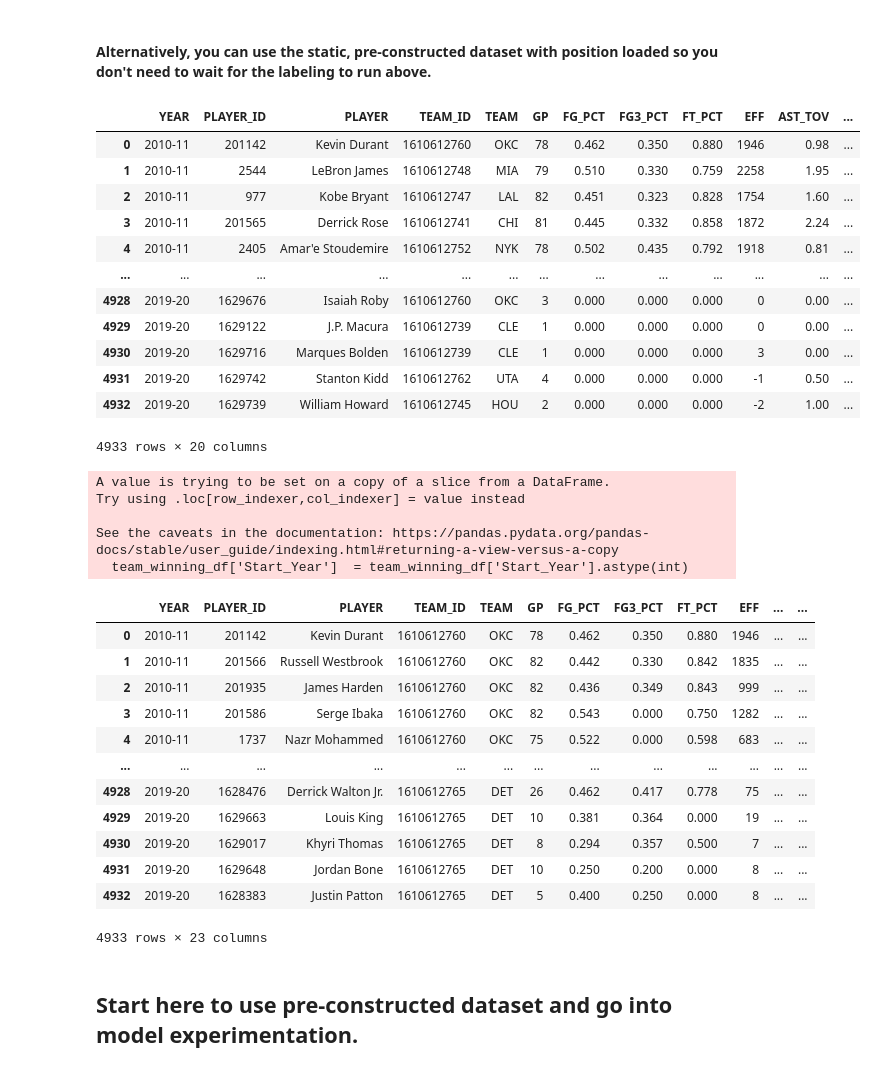
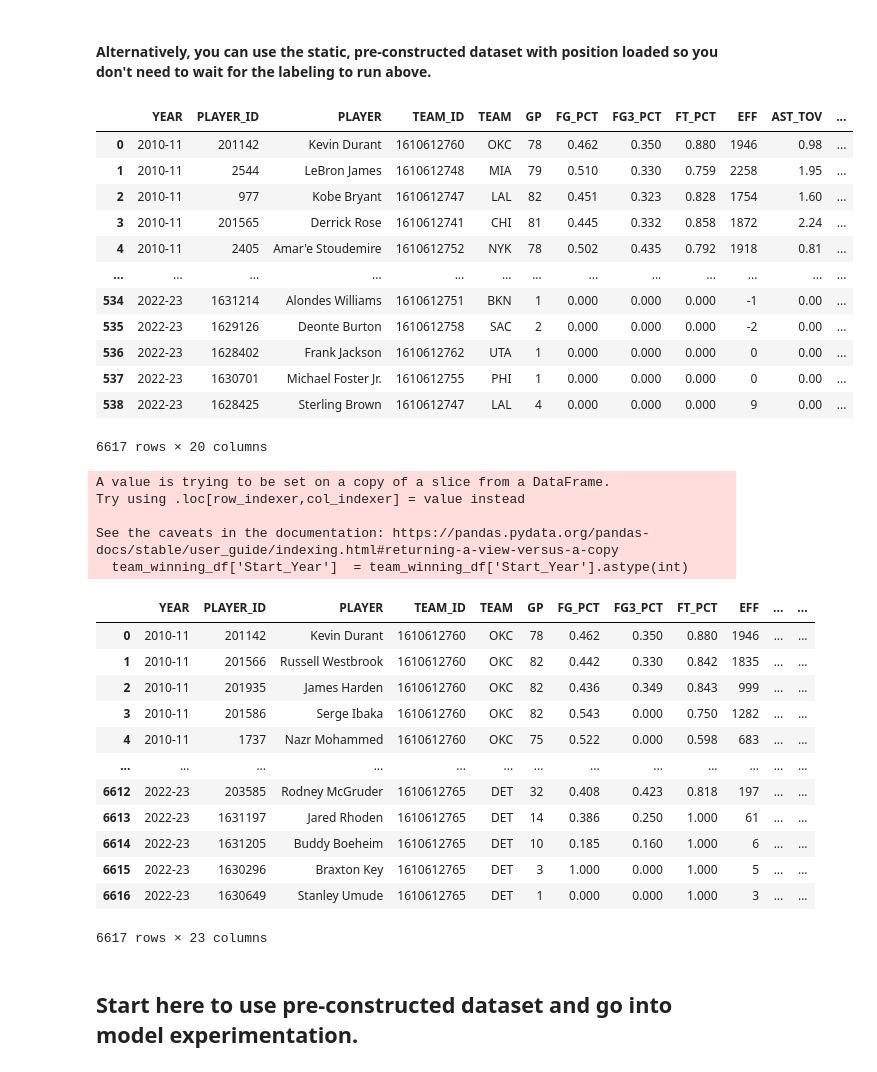
Before and after one commit to omerkhan3/nba_allstar_predictor, a Jupyter notebook: nba_allstar_predictions.ipynb, the cells around one changed output. Saved outputs shown, nothing was run; the diff lists cells and outputs as text; code cells hidden in the pictures.

```diff
--- a/nba_allstar_predictions.ipynb
+++ b/nba_allstar_predictions.ipynb
@@ -34,7 +34,11 @@ seasons = [
     '2016-17',
     '2017-18',
     '2018-19',
-    '2019-20'
+    '2019-20',
+    '2020-21',
+    '2021-22',
+    '2022-23',
+    #"2023-24"
 ]
 # %% [markdown]
 #### Leveraging the NBA API, we can build a dataset of player and team information over our season period and calculate per game averages for each season and player across the period. The NBA_API can be viewed in further detail [here](https://github.com/swar/nba_api)
@@ -110,18 +132,0 @@ for player_id in unique_player_ids:
-# %%
-def get_position(player_id):
-  try:
-    position = get_player_position(player_id)
-    return player_id, position
-  except Exception as e:
-    print(f"Error with Player ID {player_id}: {e}")
-    return player_id, None
-
-player_pos = {}
-with concurrent.futures.ThreadPoolExecutor() as executor:
-  futures = {executor.submit(get_position, player_id): player_id for player_id in unique_player_ids}
-  for future in concurrent.futures.as_completed(futures):
-    player_id, position = future.result()
-    if position is not None:
-        player_pos[player_id] = position
-        print(f"Identified Player ID {player_id}, Position: {position}")
-    time.sleep(1)
@@ -138,18 +161,27 @@ all_nba_selections = {
     "2016-17": ["Kawhi Leonard", "Kevin Durant", "Jimmy Butler", "LeBron James", "Giannis Antetokounmpo", "Draymond Green", "Anthony Davis", "Rudy Gobert", "DeAndre Jordan", "James Harden", "Stephen Curry", "John Wall", "Russell Westbrook", "Isaiah Thomas", "DeMar DeRozan"],
     "2017-18": ["Kevin Durant", "LaMarcus Aldridge", "Jimmy Butler", "LeBron James", "Giannis Antetokounmpo", "Paul George", "Anthony Davis", "Joel Embiid", "Karl-Anthony Towns", "James Harden", "DeMar DeRozan", "Victor Oladipo", "Damian Lillard", "Russell Westbrook", "Stephen Curry"],
     "2018-19": ["Giannis Antetokounmpo", "Kevin Durant", "Blake Griffin", "Paul George", "Kawhi Leonard", "LeBron James", "Nikola Jokić", "Joel Embiid", "Rudy Gobert", "James Harden", "Damian Lillard", "Russell Westbrook", "Stephen Curry", "Kyrie Irving", "Kemba Walker"],
-    "2019-20": ["LeBron James", "Kawhi Leonard", "Jimmy Butler", "Giannis Antetokounmpo", "Pascal Siakam", "Jayson Tatum", "Anthony Davis", "Nikola Jokić", "Rudy Gobert", "James Harden", "Damian Lillard", "Ben Simmons", "Luka Dončić", "Chris Paul", "Russell Westbrook"]
+    "2019-20": ["LeBron James", "Kawhi Leonard", "Jimmy Butler", "Giannis Antetokounmpo", "Pascal Siakam", "Jayson Tatum", "Anthony Davis", "Nikola Jokić", "Rudy Gobert", "James Harden", "Damian Lillard", "Ben Simmons", "Luka Dončić", "Chris Paul", "Russell Westbrook"],
+    "2020-21": ['Giannis Antetokounmpo', 'Kawhi Leonard', 'Nikola Jokic', 'Stephen Curry', 'Luka Doncic', 'Julius Randle', 'LeBron James', 'Joel Embiid', 'Chris Paul', 'Damian Lillard', 'Jimmy Butler', 'Paul George', 'Rudy Gobert', 'Bradley Beal', 'Kyrie Irving'],
+    "2021-22": ['Giannis Antetokounmpo', 'Jayson Tatum', 'Nikola Jokic', 'Devin Booker', 'Luka Doncic', 'DeMar DeRozan', 'Kevin Durant', 'Joel Embiid', 'Ja Morant', 'Stephen Curry', 'Pascal Siakam', 'LeBron James', 'Karl-Anthony Towns', 'Chris Paul', 'Trae Young'],
+    "2022-23": ['Giannis Antetokounmpo', 'Jayson Tatum', 'Joel Embiid', 'Shai Gilgeous-Alexander', 'Luka Doncic', 'Jimmy Butler', 'Jaylen Brown', 'Nikola Jokic', 'Donovan Mitchell', 'Stephen Curry', 'Julius Randle', 'LeBron James', 'Domantas Sabonis', 'De\’Aaron Fox', 'Damian Lillard'],
 }
 # %% [markdown]
 ##### We need a binary classifier to determine whether a player was selected as All-NBA across the season in question, the below helper and lambda function allow us to also add this classification to our dataset.
 # %%
+all_nba_selections_cleaned = {year: [name.replace("\\’", "\'") for name in players] for year, players in all_nba_selections.items()}
+
 def assign_all_nba_status(df, all_nba_dict):
   def is_all_nba(player, year):
-      return player in all_nba_dict.get(year, [])
+      all_nba_players = all_nba_dict.get(year, [])
+
+      return player.strip() in all_nba_players
   df['is_all_nba'] = df.apply(lambda row: is_all_nba(row['PLAYER'], row['YEAR']), axis=1)
   return df
 
-total_player_w_all_nba_df =  assign_all_nba_status(total_player_stats_df, all_nba_selections)
+total_player_w_all_nba_df =  assign_all_nba_status(total_player_stats_df, all_nba_selections_cleaned)
+
+#total_player_w_all_nba_df[(total_player_w_all_nba_df['PLAYER'] == "De'Aaron Fox") & (total_player_w_all_nba_df['YEAR'] == '2022-23')]
 # %% [markdown]
 ##### Similarly, we can use our previously defined player dictionary to assign positions to the players:
 # %%
@@ -165,23 +197,23 @@ total_player_w_pos_nba_df.to_csv('full_player_data_10-20.csv', index=False)
 # %% [markdown]
 #### Alternatively, you can use the static, pre-constructed dataset with position loaded so you don't need to wait for the labeling to run above.
 # %%
-total_player_w_pos_nba_df = pd.read_csv("data/full_player_data_10-20.csv")
+#total_player_w_pos_nba_df = pd.read_csv("data/full_player_data_10-20.csv")
 total_player_w_pos_nba_df['season_start_year'] = total_player_w_pos_nba_df['YEAR'].apply(lambda x: int(x.split('-')[0]))
 total_player_w_pos_nba_df
 # %% [output]
 |  | YEAR | PLAYER_ID | PLAYER | TEAM_ID | TEAM | GP | FG_PCT | FG3_PCT | FT_PCT | EFF | AST_TOV | ... |
 | 0 | 2010-11 | 201142 | Kevin Durant | 1610612760 | OKC | 78 | 0.462 | 0.350 | 0.880 | 1946 | 0.98 | ... |
 | 1 | 2010-11 | 2544 | LeBron James | 1610612748 | MIA | 79 | 0.510 | 0.330 | 0.759 | 2258 | 1.95 | ... |
 | 2 | 2010-11 | 977 | Kobe Bryant | 1610612747 | LAL | 82 | 0.451 | 0.323 | 0.828 | 1754 | 1.60 | ... |
 | 3 | 2010-11 | 201565 | Derrick Rose | 1610612741 | CHI | 81 | 0.445 | 0.332 | 0.858 | 1872 | 2.24 | ... |
 | 4 | 2010-11 | 2405 | Amar'e Stoudemire | 1610612752 | NYK | 78 | 0.502 | 0.435 | 0.792 | 1918 | 0.81 | ... |
 | ... | ... | ... | ... | ... | ... | ... | ... | ... | ... | ... | ... | ... |
-| 4928 | 2019-20 | 1629676 | Isaiah Roby | 1610612760 | OKC | 3 | 0.000 | 0.000 | 0.000 | 0 | 0.00 | ... |
-| 4929 | 2019-20 | 1629122 | J.P. Macura | 1610612739 | CLE | 1 | 0.000 | 0.000 | 0.000 | 0 | 0.00 | ... |
-| 4930 | 2019-20 | 1629716 | Marques Bolden | 1610612739 | CLE | 1 | 0.000 | 0.000 | 0.000 | 3 | 0.00 | ... |
-| 4931 | 2019-20 | 1629742 | Stanton Kidd | 1610612762 | UTA | 4 | 0.000 | 0.000 | 0.000 | -1 | 0.50 | ... |
-| 4932 | 2019-20 | 1629739 | William Howard | 1610612745 | HOU | 2 | 0.000 | 0.000 | 0.000 | -2 | 1.00 | ... |
+| 534 | 2022-23 | 1631214 | Alondes Williams | 1610612751 | BKN | 1 | 0.000 | 0.000 | 0.000 | -1 | 0.00 | ... |
+| 535 | 2022-23 | 1629126 | Deonte Burton | 1610612758 | SAC | 2 | 0.000 | 0.000 | 0.000 | -2 | 0.00 | ... |
+| 536 | 2022-23 | 1628402 | Frank Jackson | 1610612762 | UTA | 1 | 0.000 | 0.000 | 0.000 | 0 | 0.00 | ... |
+| 537 | 2022-23 | 1630701 | Michael Foster Jr. | 1610612755 | PHI | 1 | 0.000 | 0.000 | 0.000 | 0 | 0.00 | ... |
+| 538 | 2022-23 | 1628425 | Sterling Brown | 1610612747 | LAL | 4 | 0.000 | 0.000 | 0.000 | 9 | 0.00 | ... |
-4933 rows × 20 columns
+6617 rows × 20 columns
 # %%
 def fetch_season_data(season):
     standings = leaguestandings.LeagueStandings(season=season)
@@ -208,10 +240,10 @@ final_df
 | 3 | 2010-11 | 201586 | Serge Ibaka | 1610612760 | OKC | 82 | 0.543 | 0.000 | 0.750 | 1282 | ... | ... |
 | 4 | 2010-11 | 1737 | Nazr Mohammed | 1610612760 | OKC | 75 | 0.522 | 0.000 | 0.598 | 683 | ... | ... |
 | ... | ... | ... | ... | ... | ... | ... | ... | ... | ... | ... | ... | ... |
-| 4928 | 2019-20 | 1628476 | Derrick Walton Jr. | 1610612765 | DET | 26 | 0.462 | 0.417 | 0.778 | 75 | ... | ... |
-| 4929 | 2019-20 | 1629663 | Louis King | 1610612765 | DET | 10 | 0.381 | 0.364 | 0.000 | 19 | ... | ... |
-| 4930 | 2019-20 | 1629017 | Khyri Thomas | 1610612765 | DET | 8 | 0.294 | 0.357 | 0.500 | 7 | ... | ... |
-| 4931 | 2019-20 | 1629648 | Jordan Bone | 1610612765 | DET | 10 | 0.250 | 0.200 | 0.000 | 8 | ... | ... |
-| 4932 | 2019-20 | 1628383 | Justin Patton | 1610612765 | DET | 5 | 0.400 | 0.250 | 0.000 | 8 | ... | ... |
+| 6612 | 2022-23 | 203585 | Rodney McGruder | 1610612765 | DET | 32 | 0.408 | 0.423 | 0.818 | 197 | ... | ... |
+| 6613 | 2022-23 | 1631197 | Jared Rhoden | 1610612765 | DET | 14 | 0.386 | 0.250 | 1.000 | 61 | ... | ... |
+| 6614 | 2022-23 | 1631205 | Buddy Boeheim | 1610612765 | DET | 10 | 0.185 | 0.160 | 1.000 | 6 | ... | ... |
+| 6615 | 2022-23 | 1630296 | Braxton Key | 1610612765 | DET | 3 | 1.000 | 0.000 | 1.000 | 5 | ... | ... |
+| 6616 | 2022-23 | 1630649 | Stanley Umude | 1610612765 | DET | 1 | 0.000 | 0.000 | 1.000 | 3 | ... | ... |
-4933 rows × 23 columns
+6617 rows × 23 columns
 # %%
```
Also changed, not shown: parts of 18 cells of this notebook, 2 other files.
